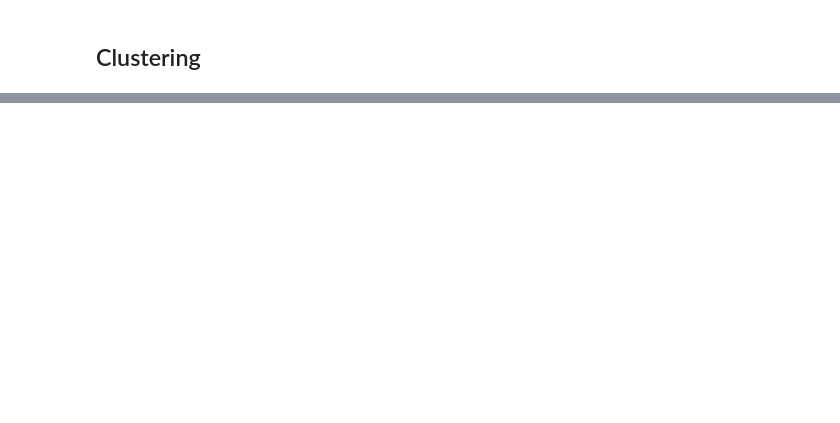
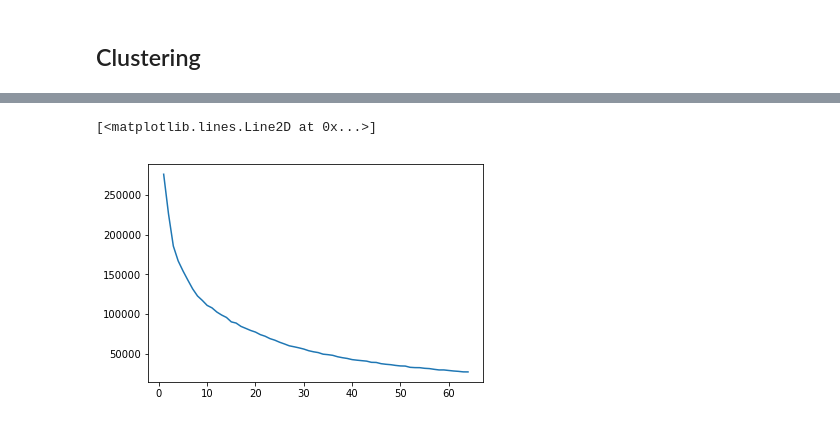
Before and after one commit to reginaeckert/ML-Educ, a Jupyter notebook: finalProject/Autoencoder.ipynb, the cells around one changed output, grey strips where cells are left out. Drawn from its saved outputs; the diff is of its cells as text; code cells hidden in the pictures; blank space fills up the shorter version.

Commit message:
added elbow analysis to clustering

```diff
--- a/finalProject/Autoencoder.ipynb
+++ b/finalProject/Autoencoder.ipynb
@@ -338,0 +362,14 @@ dtype: int64
+# %%
+NCr = 64
+sse = np.zeros(NCr)
+for NC in tqdm(range(NCr)): # number of clusters for K-means
+    kmeanse = KMeans(n_clusters=(NC+1)).fit(encoded)
+    labels = kmeanse.labels_
+    centers = kmeanse.cluster_centers_
+    for i in range(NC+1):
+        sse[NC] += np.sum((encoded[np.where(labels==i)]-centers[i])**2)
+
+plt.plot(np.arange(NCr)+1,sse)
+# %% [output]
+[<matplotlib.lines.Line2D at 0x...>]
+[figure, added]
```
Also changed, not shown: parts of 8 cells of this notebook, 2 other files.
